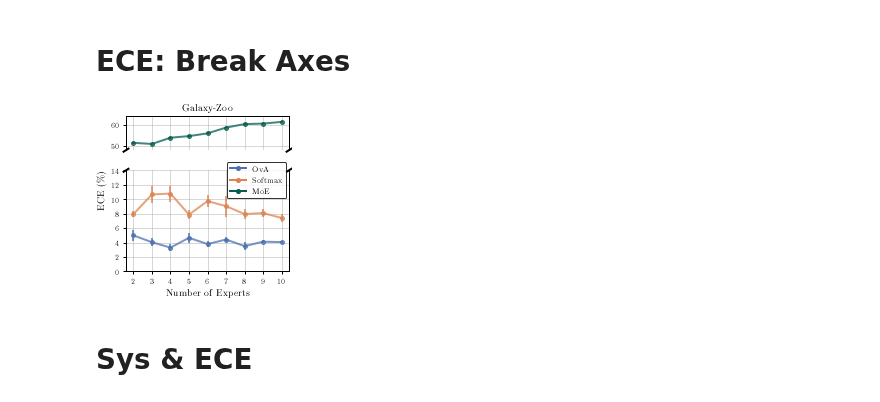
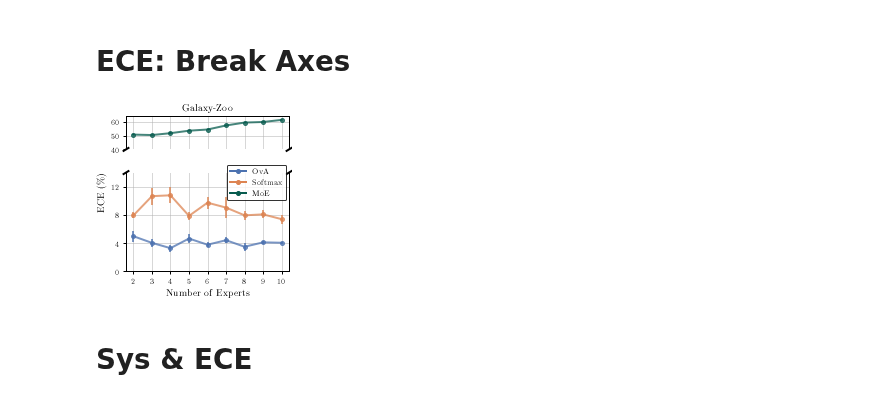
Before and after one commit to rajevv/Multi_L2D, a Jupyter notebook: Galaxy-Zoo/GalaxyZooRebuttal.ipynb, the cells around one changed output. Cells and saved outputs as stored; diff of their text form; code cells hidden in the pictures.

```diff
--- a/Galaxy-Zoo/GalaxyZooRebuttal.ipynb
+++ b/Galaxy-Zoo/GalaxyZooRebuttal.ipynb
@@ -284,18 +290,20 @@ ax2.errorbar(exp_list, softmax_ece_mean, yerr=softmax_ece_std,
                 alpha=0.75, label="Softmax", **softmax_args)
 
 # Hemmer
-ax1.errorbar(exp_list, hemmer_ece_mean, yerr=hemmer_ece_std,
+ax1.errorbar(exp_list, hemmer_ece_mean_trained, yerr=hemmer_ece_std_trained,
                 alpha=0.75, label="Softmax", **hemmer_args_trained)
-ax2.errorbar(exp_list, hemmer_ece_mean, yerr=hemmer_ece_std,
+ax2.errorbar(exp_list, hemmer_ece_mean_trained, yerr=hemmer_ece_std_trained,
                 alpha=0.75, label="Softmax", **hemmer_args_trained)
 
 # === ax1 lim ===
 ax1.set_ylim(48, 64)
+ax1.set_yticks(ax1.get_yticks()[:-1])
+
 # === ax2 lim ===
 ax2.set_ylim(0, 14)
 ax2.set_xticks(exp_list)
 # ax2.set_xlabel(r"Number of Experts")
-ax2.set_yticks(np.array([0, 2, 4, 6, 8, 10, 12, 14]))
+ax2.set_yticks(np.array([0, 4, 8, 12]))
 
 # === remove the bottom border from the top plot and the upper border from the bottom plot ===
 ax1.spines['bottom'].set_visible(False)
@@ -312,34 +320,34 @@ ax1.tick_params(
     axis='x',          # changes apply to the x-axis
     which='both',      # both major and minor ticks are affected
     bottom=False,      # ticks along the bottom edge are off
     top=False,         # ticks along the top edge are off
     labelbottom=False) # labels along the bottom edge are off
 
 addBreakClips(ax1,ax2, ax_ratio=3)
 
 # === Grid ===
 ax1.grid()
 ax2.grid()
 
 # === Legend ===
 ova_leg = mlines.Line2D([], [], label='OvA', **ova_args)
 softmax_leg = mlines.Line2D([], [], label='Softmax', **softmax_args)
 hemmer_leg = mlines.Line2D([], [], label='MoE', **hemmer_args_trained)
 legend_list = [ova_leg, softmax_leg, hemmer_leg]
 
 
 plt.legend(handles=legend_list, loc='center', bbox_to_anchor=(0.8, 0.9), ncol=1, fancybox=True)
 
 # Set common y labels
 # === Save ===
 ax1.set_title("Galaxy-Zoo")
 ax2.set_xlabel(r"Number of Experts")
 ax2.set_ylabel(r"ECE $(\%)$", loc="top")
 
 fig.tight_layout()
 fig.savefig("galaxy_zoo_ece.pdf")
 # %% [output]
-[figure, old version]
+[figure, new version]
 # %% [markdown]
 # Sys & ECE
 # %%
```
Also changed, not shown: parts of 4 cells of this notebook, 2 other files.
